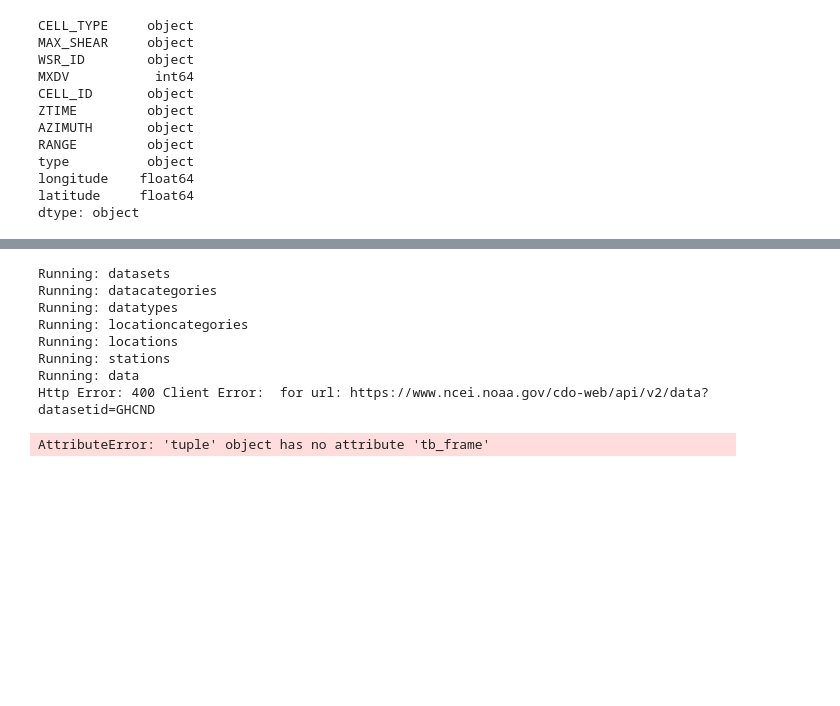
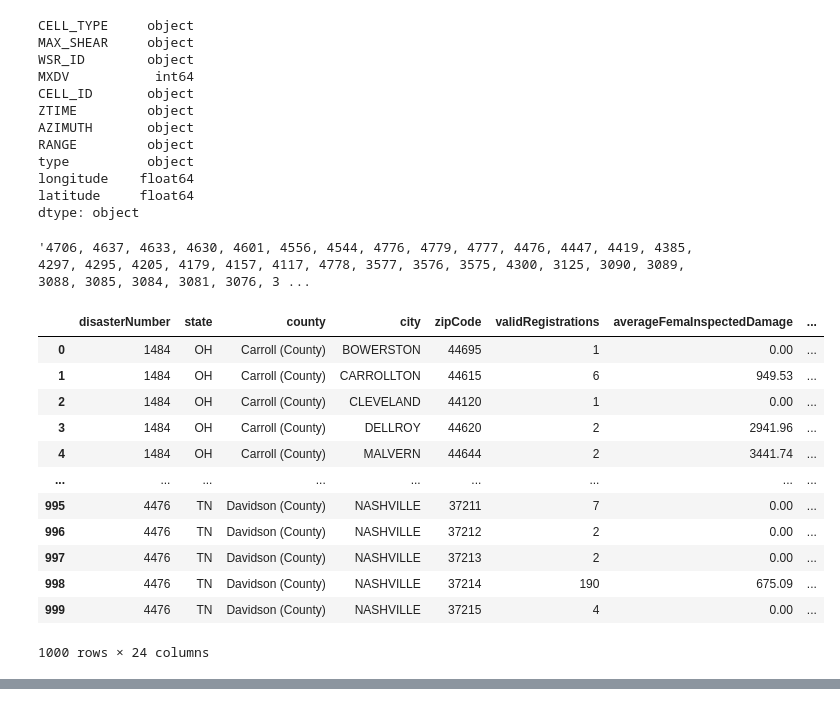
Before and after one commit to DavidnBui/DataStormers, a Jupyter notebook: testing.ipynb, the cells around one changed output, grey strips where cells are left out. Drawn from its saved outputs; the diff is of its cells as text; code cells hidden in the pictures; blank space fills up the shorter version.

Commit message:
Deleted unused data files.  Added FEMA datasets

```diff
--- a/testing.ipynb
+++ b/testing.ipynb
@@ -128,6 +109,57 @@ type          object
 longitude    float64
 latitude     float64
 dtype: object
+# %%
+# https://www.fema.gov/about/openfema/data-sets
+base_url = f"https://www.fema.gov/api/open/v2/"
+
+params = {"$count": "true",
+          "$filter": "incidentType eq 'Tornado'"}
+
+endpoint = "DisasterDeclarationsSummaries"
+filename = f"{endpoint}.csv"
+endpoint_url = f"{base_url}{endpoint}"
+
+data = fetch_api_data(endpoint_url, params)
+#print(json.dumps(data, indent=2))
+tornado_summary_df = pd.DataFrame(data["DisasterDeclarationsSummaries"])
+write_to_csv(data["DisasterDeclarationsSummaries"], filename, "w")
+
+disaster_numbers = tornado_summary_df.disasterNumber.unique()
+formatted_disaster_numbers = ', '.join(f'{num}' for num in disaster_numbers)
+formatted_disaster_numbers
+
+    #disasterNumber
+#tornado_newer_df = tornado_df[tornado_df["declarationDate"] > "2019-12-31"]
+#tornado_df.groupby(by="disasterNumber").count()
+# %% [output]
+'4706, 4637, 4633, 4630, 4601, 4556, 4544, 4776, 4779, 4777, 4476, 4447, 4419, 4385, 4297, 4295, 4205, 4179, 4157, 4117, 4778, 3577, 3576, 3575, 4300, 3125, 3090, 3089, 3088, 3085, 3084, 3081, 3076, 3 ...
+# %%
+params = {"$count": "true",
+          "$filter": f"disasterNumber in ({formatted_disaster_numbers})"}
+
+endpoint = "HousingAssistanceOwners"
+filename = f"{endpoint}.csv"
+endpoint_url = f"{base_url}{endpoint}"
+data = fetch_api_data(endpoint_url, params)
+#print(json.dumps(data, indent=2))
+housing_assistance_df = pd.DataFrame(data["HousingAssistanceOwners"])
+write_to_csv(data["HousingAssistanceOwners"], filename, "w")
+housing_assistance_df
+# %% [output]
+|  | disasterNumber | state | county | city | zipCode | validRegistrations | averageFemaInspectedDamage | ... |
+| 0 | 1484 | OH | Carroll (County) | BOWERSTON | 44695 | 1 | 0.00 | ... |
+| 1 | 1484 | OH | Carroll (County) | CARROLLTON | 44615 | 6 | 949.53 | ... |
+| 2 | 1484 | OH | Carroll (County) | CLEVELAND | 44120 | 1 | 0.00 | ... |
+| 3 | 1484 | OH | Carroll (County) | DELLROY | 44620 | 2 | 2941.96 | ... |
+| 4 | 1484 | OH | Carroll (County) | MALVERN | 44644 | 2 | 3441.74 | ... |
+| ... | ... | ... | ... | ... | ... | ... | ... | ... |
+| 995 | 4476 | TN | Davidson (County) | NASHVILLE | 37211 | 7 | 0.00 | ... |
+| 996 | 4476 | TN | Davidson (County) | NASHVILLE | 37212 | 2 | 0.00 | ... |
+| 997 | 4476 | TN | Davidson (County) | NASHVILLE | 37213 | 2 | 0.00 | ... |
+| 998 | 4476 | TN | Davidson (County) | NASHVILLE | 37214 | 190 | 675.09 | ... |
+| 999 | 4476 | TN | Davidson (County) | NASHVILLE | 37215 | 4 | 0.00 | ... |
+1000 rows × 24 columns
 # %%
 %%capture --no-display
 # Configure the map plot
@@ -147,6 +179,24 @@ tornadoes_plot
 # %% [output]
 [interactive output not drawn]
 # %%
+### National Centers for Environmental Information ###
+
+# Load config file
+config = load_config('config.json')
+
+# Get API key
+weather_api_key = config.get('National Centers for Environmental Information', {}).get('key')
+
+# Set base URL
+base_url = f"https://www.ncei.noaa.gov/cdo-web/api/v2"
+
+# Set endpoints
+endpoints = ["datasets", "datacategories", "datatypes", "locationcategories", "locations", "stations", "data"]
+
+# Check if key exists in config file
+if not weather_api_key:
+    print("Weather API key not found in the configuration file.")
+    sys.exit()
 # Define headers
 headers = {"token": weather_api_key}
 # Define HTTPS call timeout (seconds)
@@ -178,13 +228,3 @@ for endpoint in endpoints:
         write_to_csv(data["results"], filename, "w")
     else:
         print(f"No data found or invalid response format for endpoint: {endpoint}")
-# %% [output]
-Running: datasets
-Running: datacategories
-Running: datatypes
-Running: locationcategories
-Running: locations
-Running: stations
-Running: data
-Http Error: 400 Client Error:  for url: https://www.ncei.noaa.gov/cdo-web/api/v2/data?datasetid=GHCND
-AttributeError: 'tuple' object has no attribute 'tb_frame'
```
Also changed, not shown: parts of 4 cells of this notebook.
